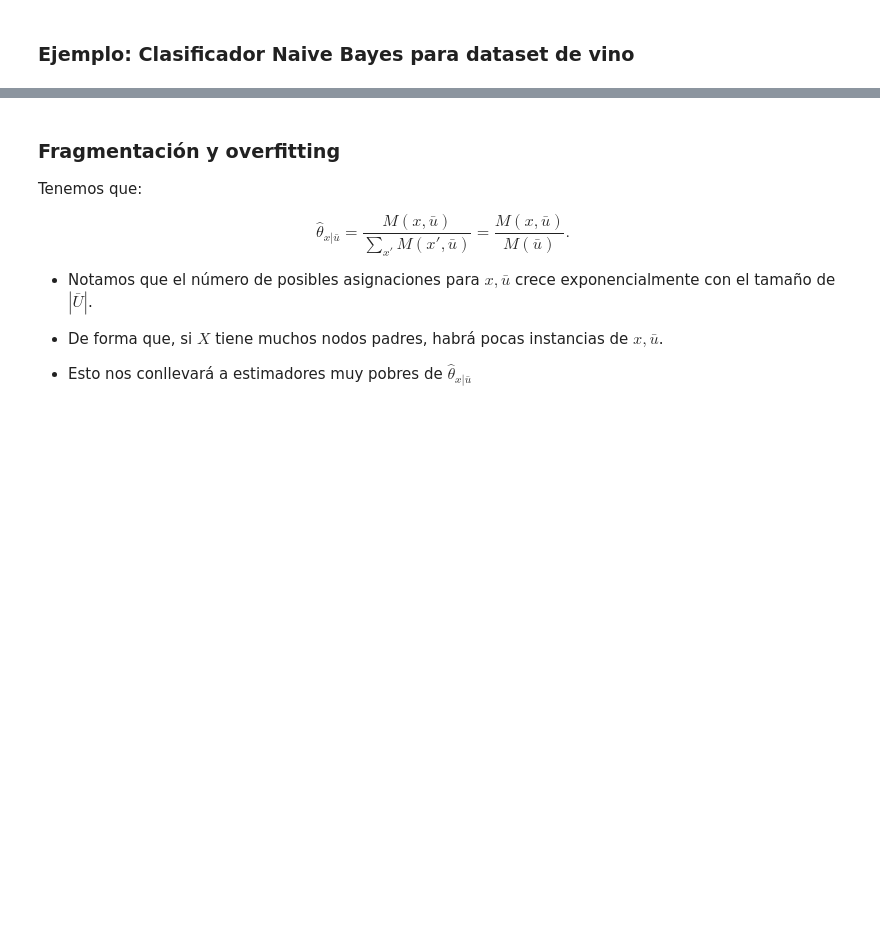
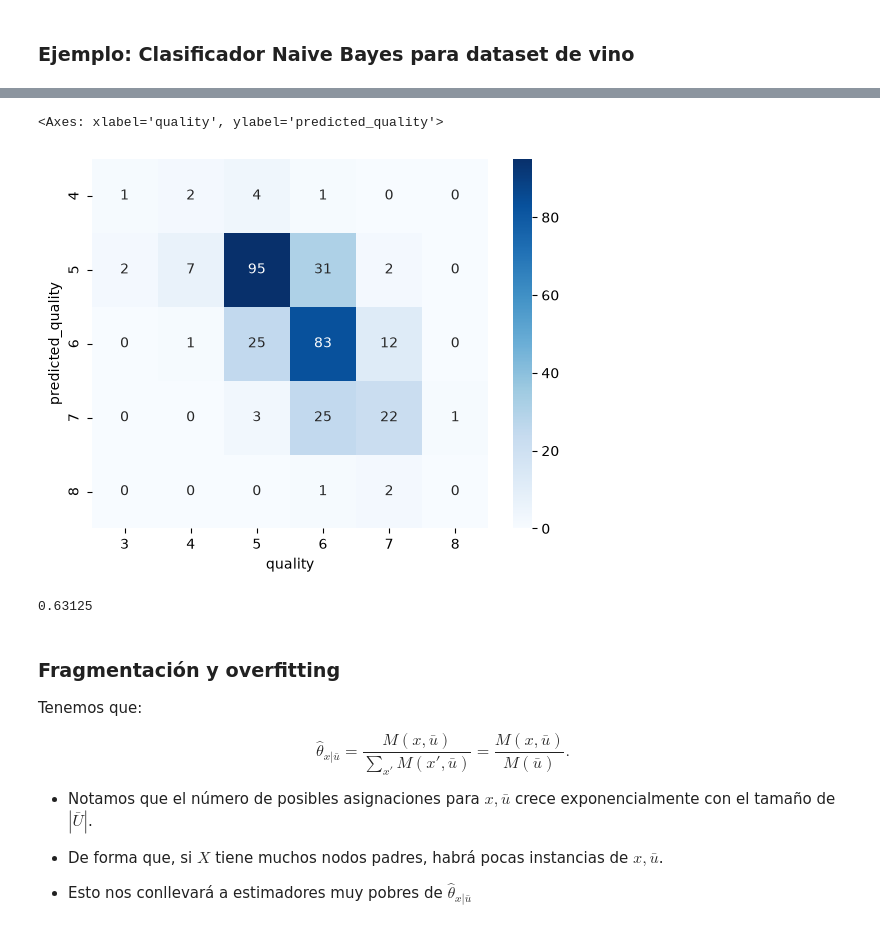
Before and after one commit to esjimenezro/mgp2026, a Jupyter notebook: m2-redes-bayesianas/c8-aprendizaje-redes-bayesianas/1-estimacion-parametros-rb.ipynb, the cells around one changed output, grey strips where cells are left out. Drawn from its saved outputs; the diff is of its cells as text; code cells hidden in the pictures; blank space fills up the shorter version.

```diff
--- a/m2-redes-bayesianas/c8-aprendizaje-redes-bayesianas/1-estimacion-parametros-rb.ipynb
+++ b/m2-redes-bayesianas/c8-aprendizaje-redes-bayesianas/1-estimacion-parametros-rb.ipynb
@@ -188,0 +221,4 @@ model_plot.render()
+# %%
+# Train y test
+data_train = data.sample(frac=0.8, random_state=42)
+data_test = data.drop(data_train.index)
@@ -188,0 +280,5 @@ model_plot.render()
+# %%
+# Evaluación
+# predict() ahora regresa evidencia + predicción; nos quedamos solo con la columna objetivo
+data_test["predicted_quality"] = wine_model.predict(data_test[independent_vars])[target]
+data_test[["predicted_quality", target]].head()
@@ -189,3 +292,22 @@ model_plot.render()
+# %%
+# Matriz de confusión
+sns.heatmap(
+    pd.crosstab(
+        data_test["predicted_quality"],
+        data_test[target]
+    ),
+    annot=True,
+    fmt='d',
+    cmap='Blues'
+)
+# %% [output]
+<Axes: xlabel='quality', ylabel='predicted_quality'>
+[figure, added]
+# %%
+# Accuracy
+data_test[data_test["predicted_quality"] == data_test[target]].shape[0] / data_test.shape[0]
+# %% [output]
+0.63125
 # %% [markdown]
 ### Fragmentación y overfitting
 
```
Also changed, not shown: parts of 34 cells of this notebook, 5 other files.
